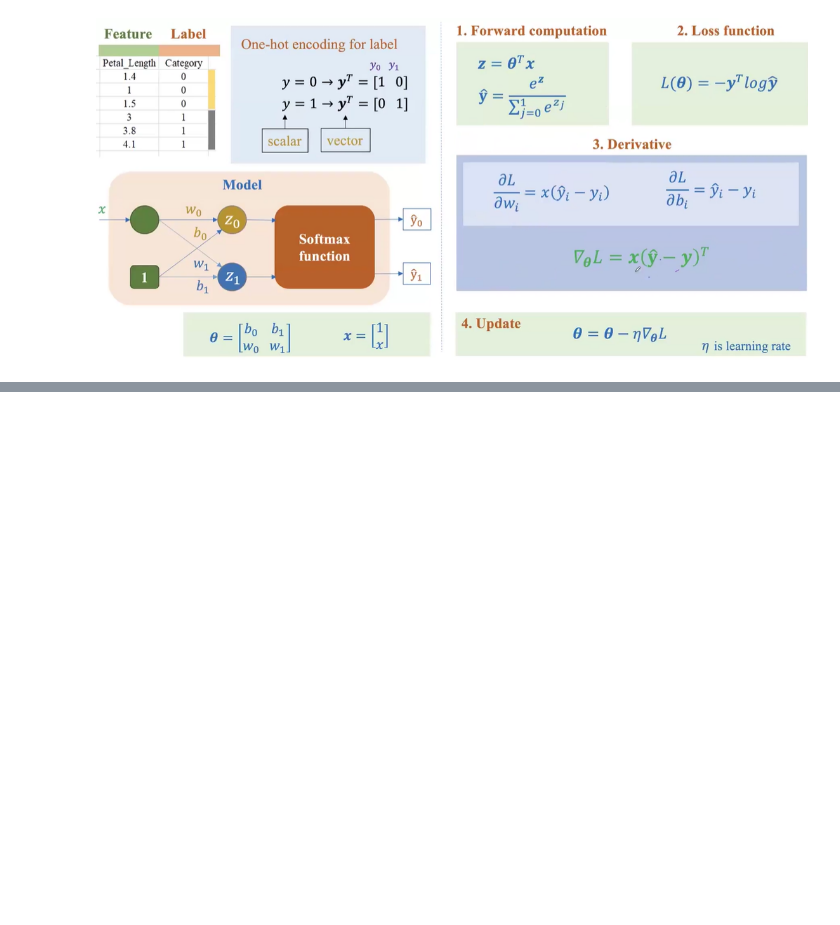
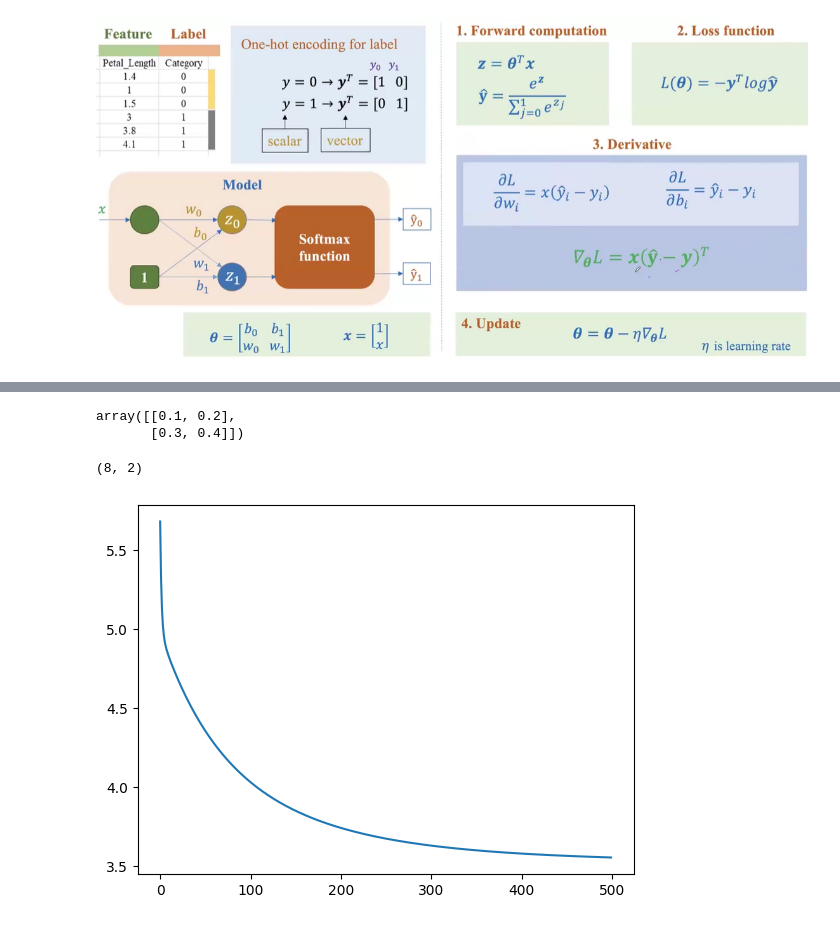
Before and after one commit to THIEN31103/Softmax_Regression, a Jupyter notebook: Src/main.ipynb, the cells around one changed output, grey strips where cells are left out. Cells and saved outputs as stored; diff of their text form; code cells hidden in the pictures; blank space fills up the shorter version.

```diff
--- a/Src/main.ipynb
+++ b/Src/main.ipynb
@@ -16,0 +180,56 @@
+# %%
+theta = np.array([[0.1, 0.2], [0.3, 0.4]])
+theta
+# %% [output]
+array([[0.1, 0.2],
+       [0.3, 0.4]])
+# %%
+X.shape
+# %% [output]
+(8, 2)
+# %%
+#forward
+def softmax_function(z):
+    return np.exp(z) / np.sum(np.exp(z), axis=1, keepdims=True)
+
+def predict(x, theta):
+    z = x.dot(theta)
+    y_hat = softmax_function(z)
+    return y_hat
+
+def loss_function(y_hat, y):
+    loss = -np.log(np.sum(y_hat*y, axis=1))
+    return loss
+
+def compute_gradient(X, y_hat, y):
+    gradient = X.T.dot(y_hat - y)
+    return gradient
+
+def update_weights(gradient, theta, lr):
+    theta = theta - gradient*lr
+    return theta
+# %%
+theta = np.random.rand(2,2)
+learning_rate = 0.01
+n_epochs = 500
+n_samples = X.shape[0]
+
+losses = []
+for epoch in range(n_epochs):
+    # compute z, y_hat
+    y_hat = predict(X, theta)
+
+    # compute loss
+    loss = loss_function(y_hat, y_one_hot)
+    losses.append(np.sum(loss))
+
+    # compute gradient
+    gradient = compute_gradient(X, y_hat, y_one_hot)
+
+    # update weight
+    theta = update_weights(gradient, theta, learning_rate)
+# %%
+plt.plot(losses)
+plt.show()
+# %% [output]
+[figure, added]
```
Also changed, not shown: parts of 17 cells of this notebook.
